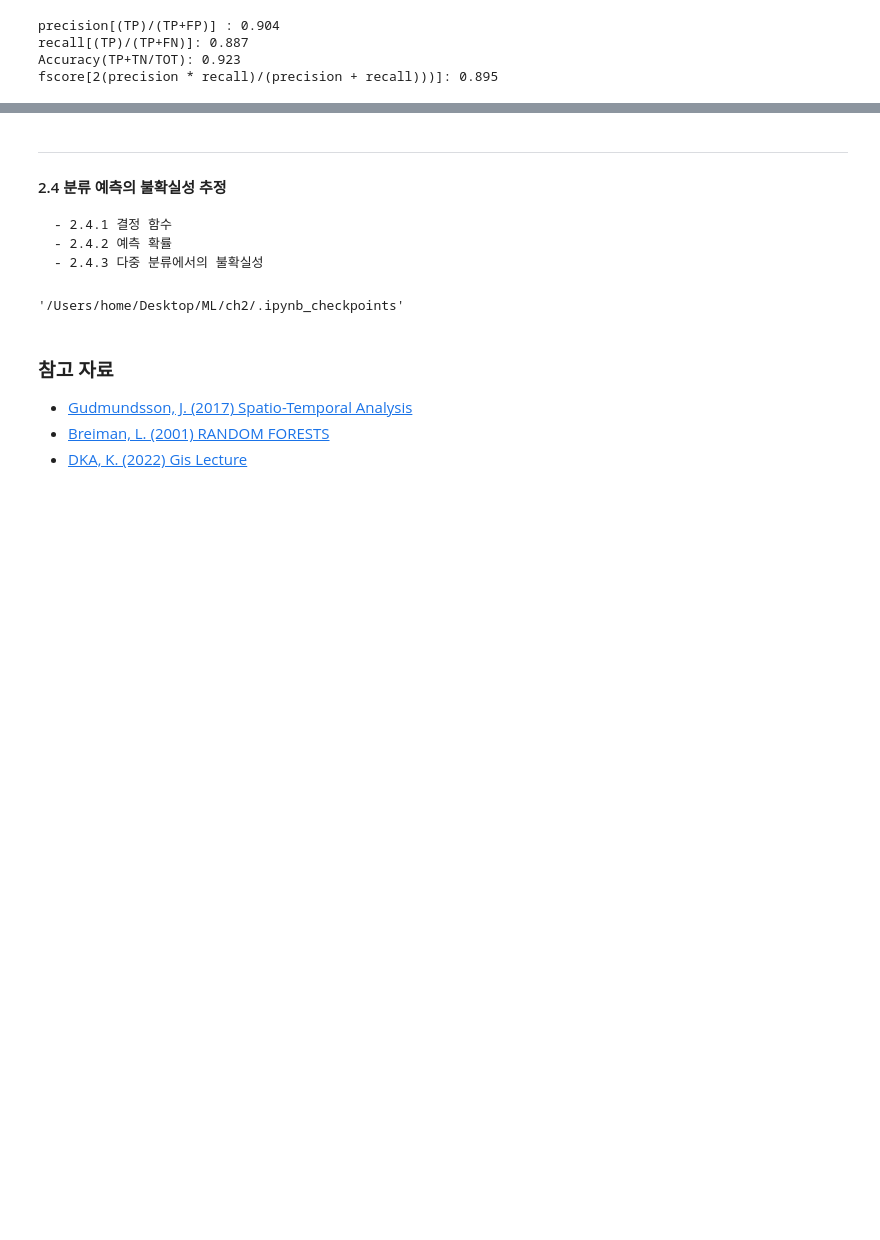
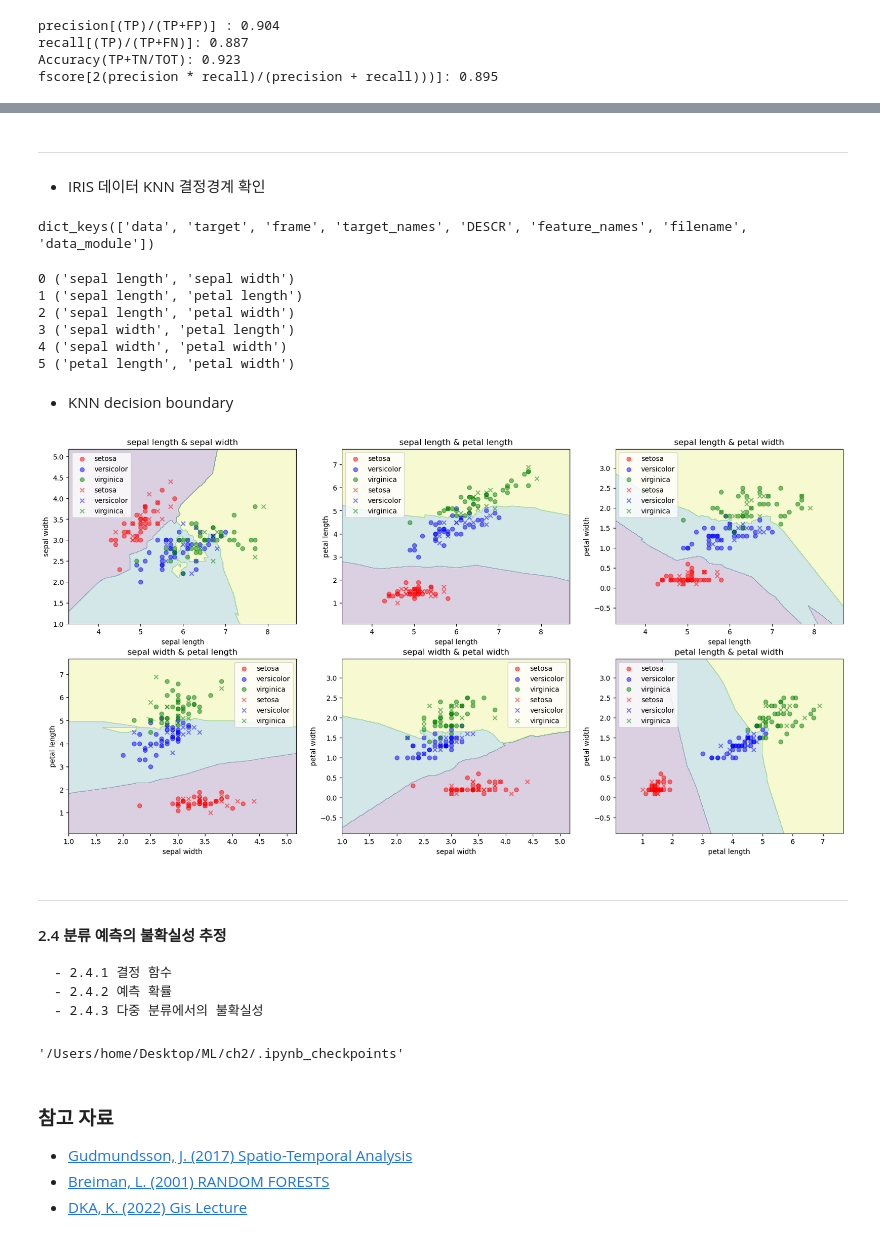
Before and after one commit to KIM-DKA/Intro_to_ML_Python, a Jupyter notebook: ch2/Supervised Learning.ipynb, the cells around one changed output, grey strips where cells are left out. Drawn from its saved outputs; the diff is of its cells as text; code cells hidden in the pictures; blank space fills up the shorter version.

```diff
--- a/ch2/Supervised Learning.ipynb
+++ b/ch2/Supervised Learning.ipynb
@@ -91,3 +90,5 @@ sklearn.utils._bunch.Bunch
+# %%
+cancer = datasets.load_breast_cancer()
 # %%
 for i, k in enumerate(cancer.keys()):
     print(i,k)
@@ -201,0 +160,78 @@ plt.show()
+# %% [markdown]
+---
+- IRIS 데이터 KNN 결정경계 확인
+# %%
+iris = datasets.load_iris()
+iris.keys()
+# %% [output]
+dict_keys(['data', 'target', 'frame', 'target_names', 'DESCR', 'feature_names', 'filename', 'data_module'])
+# %%
+iris_x = pd.DataFrame(
+    data = iris['data'],
+    columns = [re.sub(r'\s\(cm\)','',x) for x in iris['feature_names']]
+)
+
+iris_y = pd.DataFrame(
+    data = iris['target'],
+    columns = ['target']
+)
+# %%
+combinations = list(itertools.combinations(['sepal length', 'sepal width', 'petal length', 'petal width'], 2))
+# %% [output]
+0 ('sepal length', 'sepal width')
+1 ('sepal length', 'petal length')
+2 ('sepal length', 'petal width')
+3 ('sepal width', 'petal length')
+4 ('sepal width', 'petal width')
+5 ('petal length', 'petal width')
+# %% [markdown]
+- KNN decision boundary
+# %%
+fig, ax = plt.subplots(2, 3, figsize=(20, 10))
+ax = ax.flatten()
+
+for i,comb in enumerate(combinations):
+
+    # Load the iris dataset
+    feature1 = comb[0]
+    feature2 = comb[1]
+    X = iris_x[[feature1,feature2]]
+    y = iris_y[['target']]
+
+    # Split the dataset into
+    X_train, X_test, y_train, y_test = train_test_split(X, y, test_size=0.3, random_state=42)
+
+    # Train the KNN model
+    knn = KNeighborsClassifier(n_neighbors=3)
+    knn.fit(X_train, y_train)
+
+    x1_min = X_train[feature1].min() - 1
+    x1_max = X_train[feature1].max() + 1
+
+    x2_min = X_train[feature2].min() - 1
+    x2_max = X_train[feature2].max() + 1
+
+    xx, yy = np.meshgrid(np.arange(x1_min, x1_max, 0.02), np.arange(x2_min, x2_max, 0.02))
+    mat = np.c_[xx.ravel(), yy.ravel()]
+
+    Z = knn.predict(mat)
+    Z = Z.reshape(xx.shape)
+
+    ax[i].contourf(xx, yy, Z, alpha=0.2)
+
+    colors = ['red', 'blue', 'green']
+    labels = ['setosa', 'versicolor', 'virginica']
+
+    for idx, label in enumerate(np.unique(y_train['target'])):
+        ax[i].scatter(X_train[y_train['target'] == label][feature1], X_train[y_train['target'] == label][feature2], c=colors[idx], label=labels[idx], alpha=0.5)
+
+    for idx, label in enumerate(np.unique(y_test['target'])):
+        ax[i].scatter(X_test[y_test['target'] == label][feature1], X_test[y_test['target'] == label][feature2], c=colors[idx], label=labels[idx], alpha=0.5, marker='x')
+
+    # Add labels and show the plot
+    ax[i].set_xlabel(feature1)
+    ax[i].set_ylabel(feature2)
+    ax[i].legend()
+    ax[i].set_title(feature1 + ' & ' +feature2)
+# %% [output]
+[figure, added]
```
Also changed, not shown: parts of 6 cells of this notebook, 1 other file.
